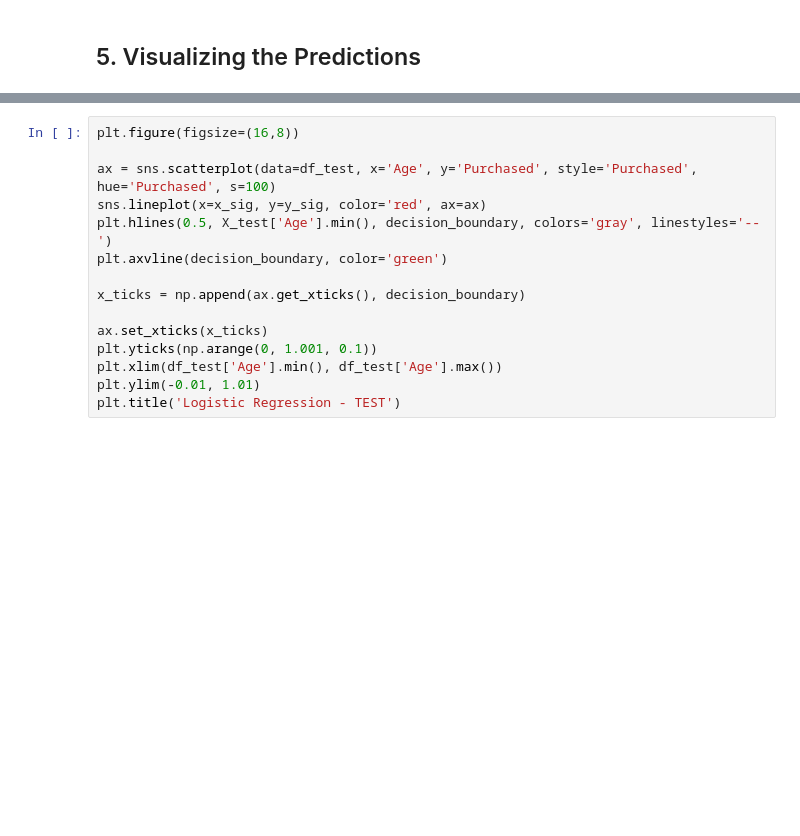
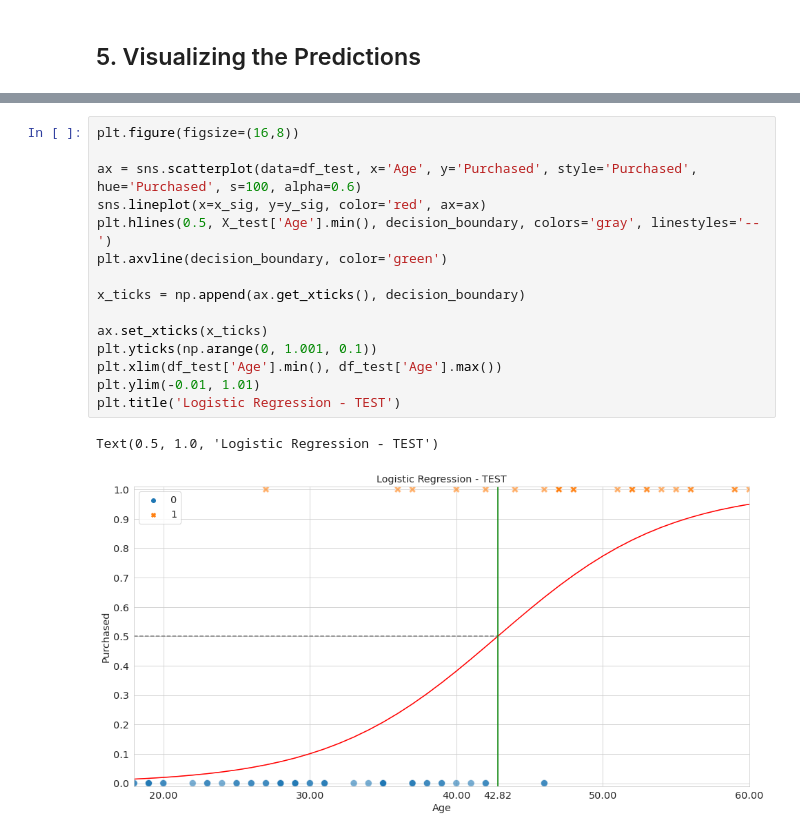
Before and after one commit to prof-samuka-IFSP/IFSP-CMP-D1AED-2023.1, a Jupyter notebook: logistic_regression/logistic_regression_v1.ipynb, the cells around one changed output, grey strips where cells are left out. Saved outputs shown, nothing was run; the diff lists cells and outputs as text; blank space fills up the shorter version.

```diff
--- a/logistic_regression/logistic_regression_v1.ipynb
+++ b/logistic_regression/logistic_regression_v1.ipynb
@@ -281,15 +671,18 @@ df_test
 # %%
 plt.figure(figsize=(16,8))
 
-ax = sns.scatterplot(data=df_test, x='Age', y='Purchased', style='Purchased', hue='Purchased', s=100)
+ax = sns.scatterplot(data=df_test, x='Age', y='Purchased', style='Purchased', hue='Purchased', s=100, alpha=0.6)
 sns.lineplot(x=x_sig, y=y_sig, color='red', ax=ax)
 plt.hlines(0.5, X_test['Age'].min(), decision_boundary, colors='gray', linestyles='--')
 plt.axvline(decision_boundary, color='green')
 
 x_ticks = np.append(ax.get_xticks(), decision_boundary)
 
 ax.set_xticks(x_ticks)
 plt.yticks(np.arange(0, 1.001, 0.1))
 plt.xlim(df_test['Age'].min(), df_test['Age'].max())
 plt.ylim(-0.01, 1.01)
 plt.title('Logistic Regression - TEST')
+# %% [output]
+Text(0.5, 1.0, 'Logistic Regression - TEST')
+[figure, added]
```
Also changed, not shown: parts of 69 cells of this notebook, 1 other file.
